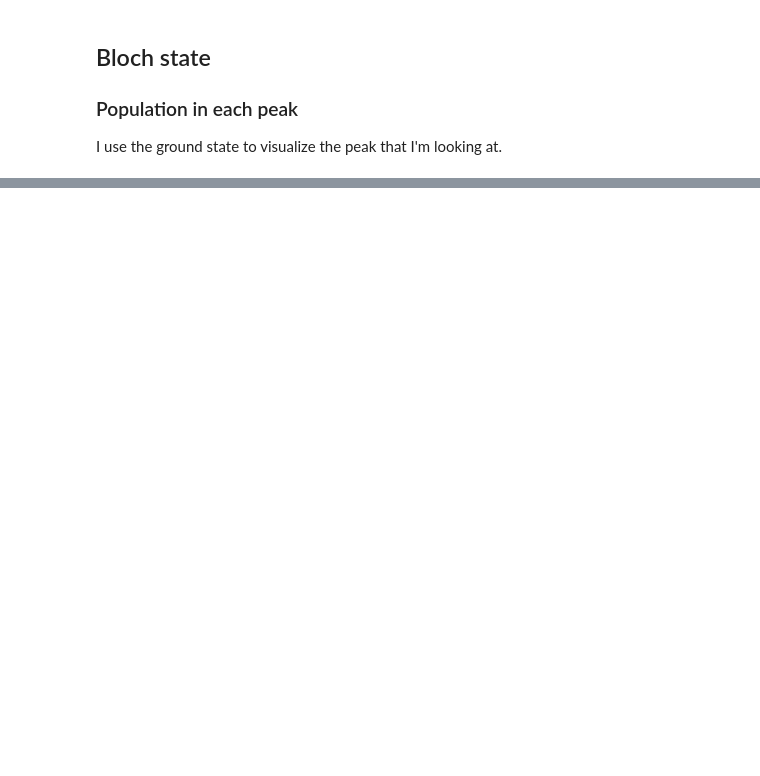
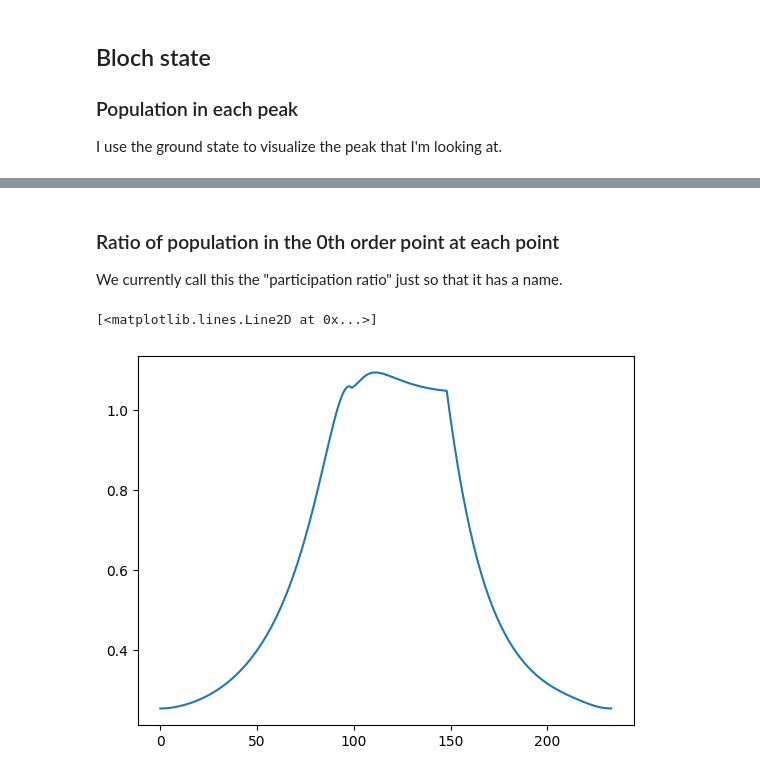
Before and after one commit to Shao-Wen-Chang/E9_constant, a Jupyter notebook: projects/general_plane_wave_expansion/band_structure.ipynb, the cells around one changed output, grey strips where cells are left out. Cells and saved outputs as stored; diff of their text form; code cells hidden in the pictures; blank space fills up the shorter version.

```diff
--- a/projects/general_plane_wave_expansion/band_structure.ipynb
+++ b/projects/general_plane_wave_expansion/band_structure.ipynb
@@ -310,0 +299,11 @@ for label_pair, diff_order in dict_diff_order.items():
+# %% [markdown]
+### Ratio of population in the 0th order point at each point
+We currently call this the "participation ratio" just so that it has a name.
+# %%
+mn00_band0 = np.array([abs(psi.mnasindex(0, 0)) for psi in e_states_ni[0]])
+mn00_band1 = np.array([abs(psi.mnasindex(0, 0)) for psi in e_states_ni[1]])
+mn00_ratio_band10 = mn00_band1 / mn00_band0
+plt.plot(mn00_ratio_band10)
+# %% [output]
+[<matplotlib.lines.Line2D at 0x...>]
+[figure, added]
```
Also changed, not shown: parts of 26 cells of this notebook, 6 other files.
